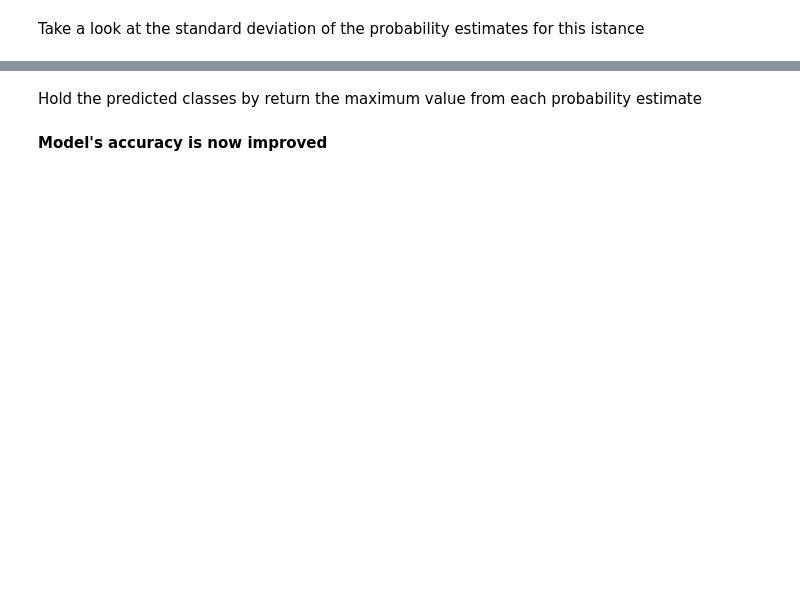
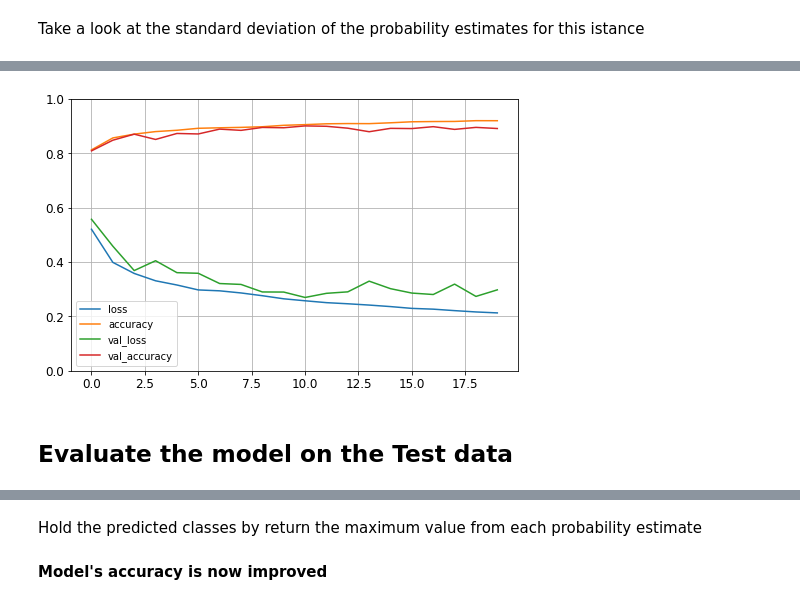
Before and after one commit to tzamalisp/dev_tasks, a Jupyter notebook: NBs/NN01 - Neural Networks Introduction - MNIST Fashion (Classification).ipynb, the cells around one changed output, grey strips where cells are left out. Cells and saved outputs as stored; diff of their text form; code cells hidden in the pictures; blank space fills up the shorter version.

```diff
--- a/NBs/NN01 - Neural Networks Introduction - MNIST Fashion (Classification).ipynb
+++ b/NBs/NN01 - Neural Networks Introduction - MNIST Fashion (Classification).ipynb
@@ -967,0 +946,3 @@ array([[0.  , 0.  , 0.03, 0.  , 0.09, 0.  , 0.08, 0.  , 0.  , 0.  ]],
+# %%
+history_cnn = model_cnn.fit(X_train_normalized_cnn, y_train, epochs=model_params["n_epochs"],
+                        validation_data=(X_valid_normalized_cnn, y_valid))
@@ -967,0 +967,9 @@ array([[0.  , 0.  , 0.03, 0.  , 0.09, 0.  , 0.08, 0.  , 0.  , 0.  ]],
+# %%
+pd.DataFrame(history_cnn.history).plot(figsize=(8, 5))
+plt.grid(True)
+plt.gca().set_ylim(0, 1)
+plt.show()
+# %% [output]
+[figure, added]
+# %% [markdown]
+## Evaluate the model on the Test data
```
Also changed, not shown: parts of 330 cells of this notebook, 1 other file.
